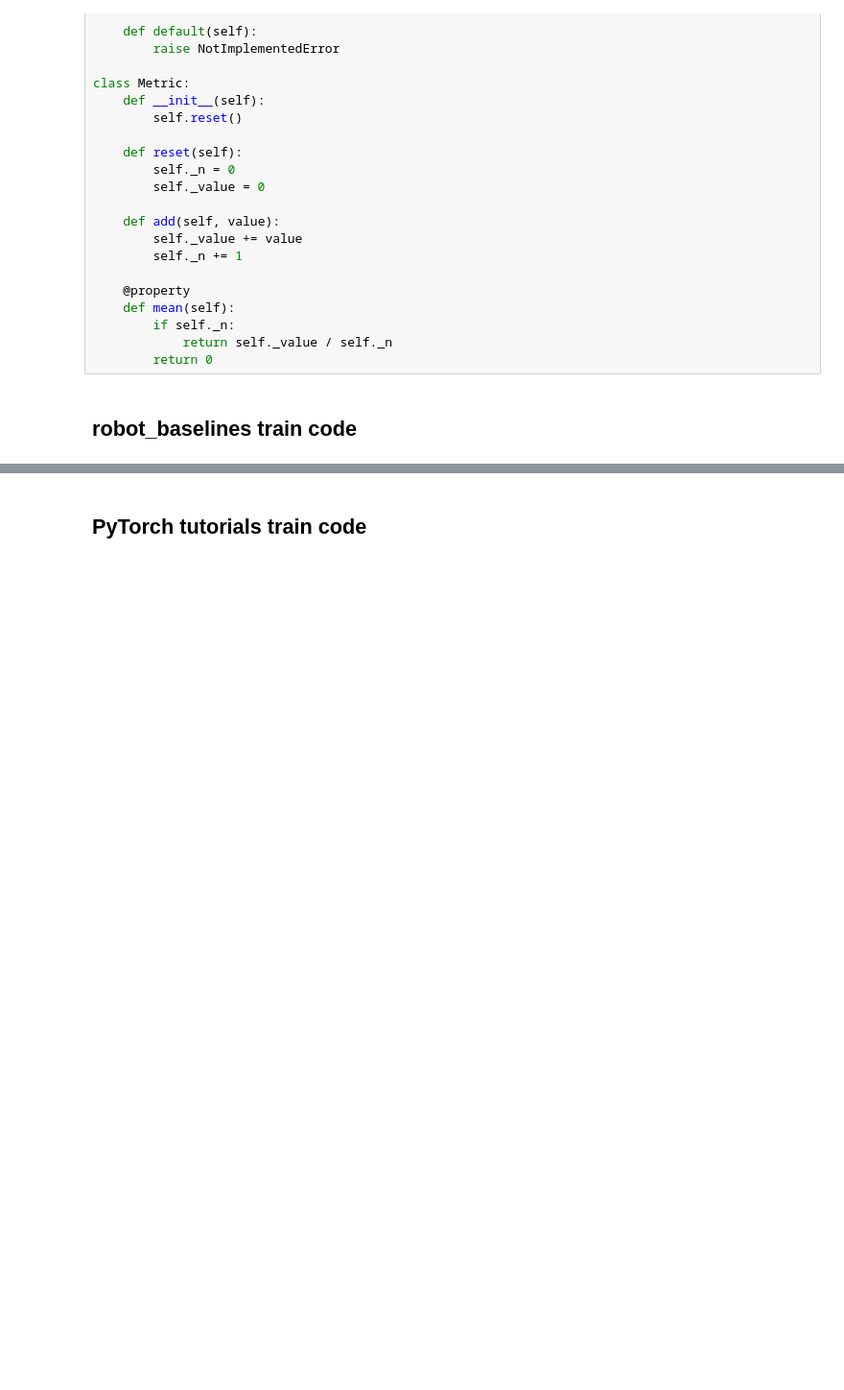
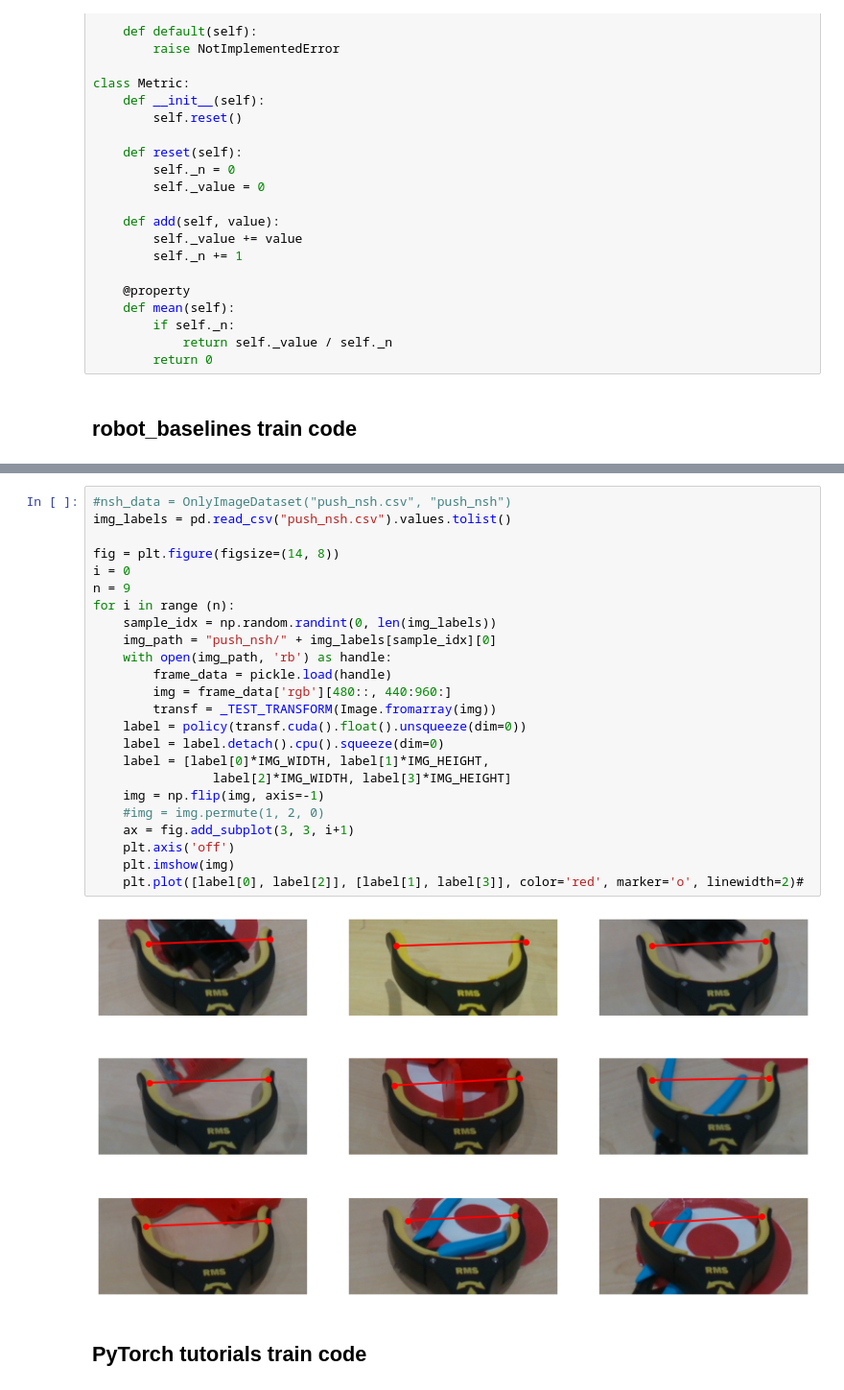
Before and after one commit to jhong66/gripper-labeler, a Jupyter notebook: gripper_label_notebook.ipynb, the cells around one changed output, grey strips where cells are left out. Shown at 96% size. Saved outputs shown, nothing was run; the diff lists cells and outputs as text; blank space fills up the shorter version.

```diff
--- a/gripper_label_notebook.ipynb
+++ b/gripper_label_notebook.ipynb
@@ -296,3 +341,29 @@ for i in range (n):
+# %%
+#nsh_data = OnlyImageDataset("push_nsh.csv", "push_nsh")
+img_labels = pd.read_csv("push_nsh.csv").values.tolist()
+
+fig = plt.figure(figsize=(14, 8))
+i = 0
+n = 9
+for i in range (n):
+    sample_idx = np.random.randint(0, len(img_labels))
+    img_path = "push_nsh/" + img_labels[sample_idx][0]
+    with open(img_path, 'rb') as handle:
+        frame_data = pickle.load(handle)
+        img = frame_data['rgb'][480::, 440:960:]
+        transf = _TEST_TRANSFORM(Image.fromarray(img))
+    label = policy(transf.cuda().float().unsqueeze(dim=0))
+    label = label.detach().cpu().squeeze(dim=0)
+    label = [label[0]*IMG_WIDTH, label[1]*IMG_HEIGHT,
+                label[2]*IMG_WIDTH, label[3]*IMG_HEIGHT]
+    img = np.flip(img, axis=-1)
+    #img = img.permute(1, 2, 0)
+    ax = fig.add_subplot(3, 3, i+1)
+    plt.axis('off')
+    plt.imshow(img)
+    plt.plot([label[0], label[2]], [label[1], label[3]], color='red', marker='o', linewidth=2)#
+# %% [output]
+[figure, added]
 # %% [markdown]
 ## PyTorch tutorials train code
 # %%
```
Also changed, not shown: parts of 7 cells of this notebook, 9 other files.
